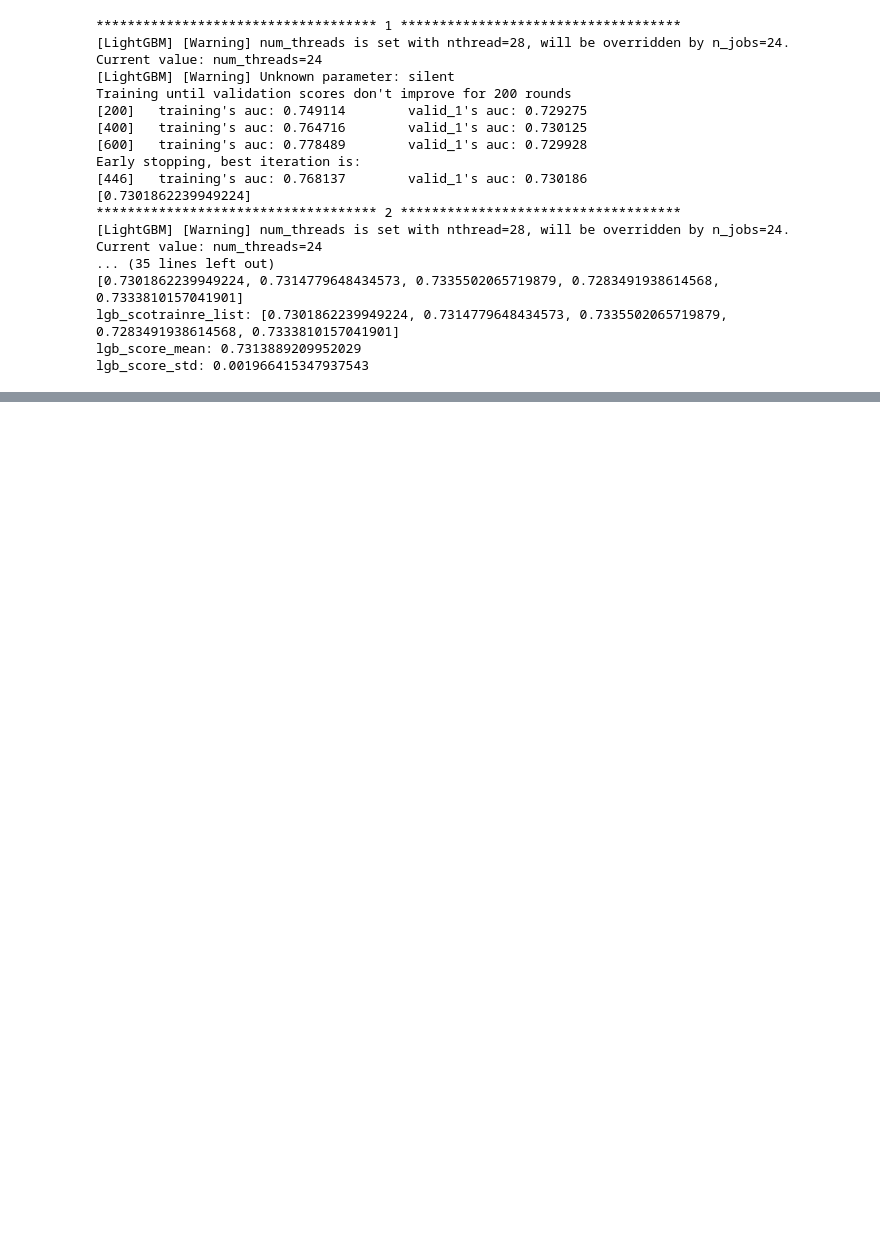
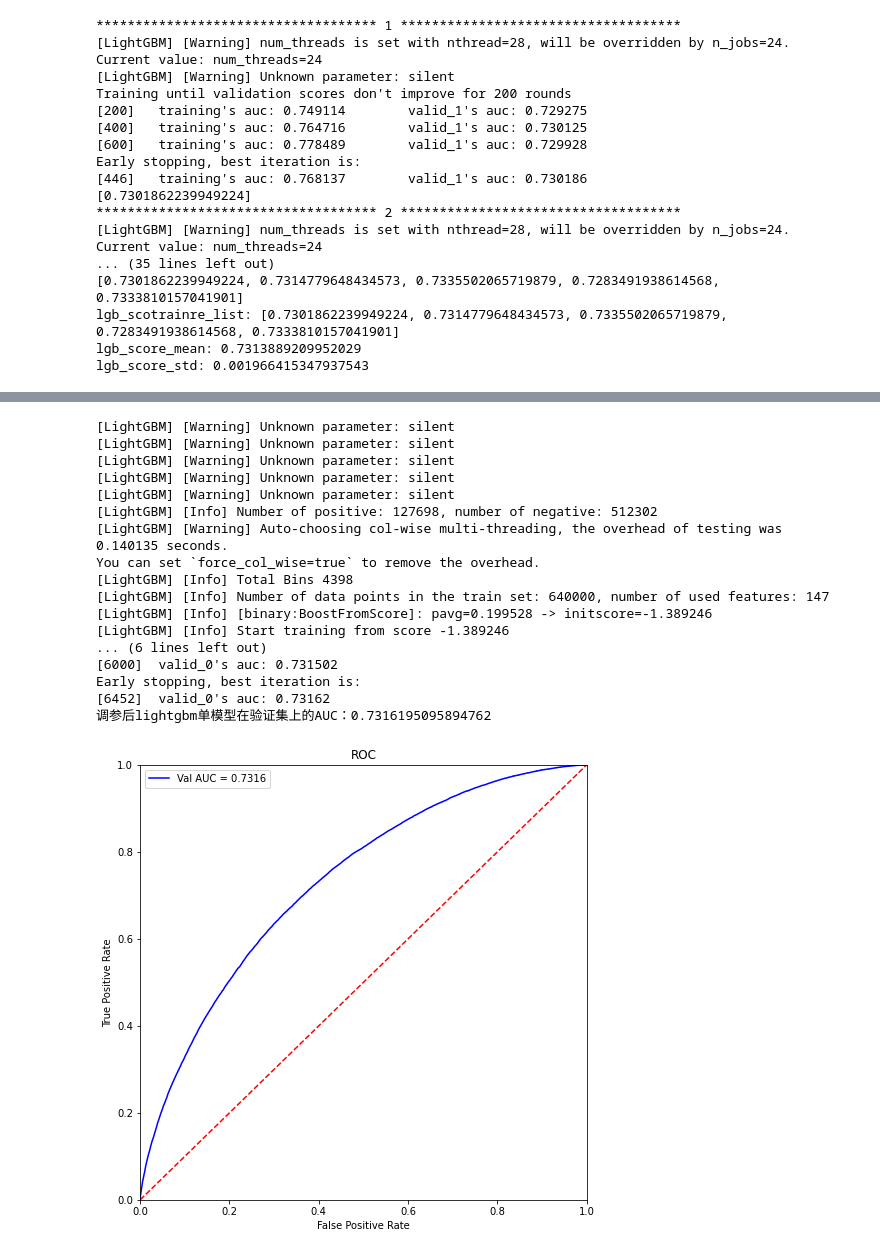
Before and after one commit to starlee1996/risk-management, a Jupyter notebook: Risk Management.ipynb, the cells around one changed output, grey strips where cells are left out. Drawn from its saved outputs; the diff is of its cells as text; code cells hidden in the pictures; blank space fills up the shorter version.

```diff
--- a/Risk Management.ipynb
+++ b/Risk Management.ipynb
@@ -969,0 +1040,5 @@ lgb_score_std: 0.001966415347937543
+# %%
+# 5-fold CV
+folds = 5
+seed = 2020
+kf = KFold(n_splits=folds, shuffle=True, random_state=seed)
@@ -969,0 +1504,62 @@ lgb_score_std: 0.001966415347937543
+# %%
+""""""
+base_params_lgb = {
+                    'boosting_type': 'gbdt',
+                    'objective': 'binary',
+                    'metric': 'auc',
+                    'learning_rate': 0.01,
+                    'num_leaves': 21,
+                    'max_depth': 19,
+                    'min_data_in_leaf': 76,
+                    'min_child_weight':7.22,
+                    'bagging_fraction': 0.95,
+                    'feature_fraction': 0.80,
+                    'bagging_freq': 25,
+                    'reg_lambda': 3,
+                    'reg_alpha': 8,
+                    'min_split_gain': 0.44,
+                    'nthread': 8,
+                    'seed': 2020,
+                    'silent': True,
+}
+
+"""使用训练集数据进行模型训练"""
+final_model_lgb = lgb.train(base_params_lgb, train_set=train_matrix, valid_sets=valid_matrix, num_boost_round=13000, verbose_eval=1000, early_stopping_rounds=200)
+
+"""预测并计算roc的相关指标"""
+val_pre_lgb = final_model_lgb.predict(x_val)
+fpr, tpr, threshold = metrics.roc_curve(y_val, val_pre_lgb)
+roc_auc = metrics.auc(fpr, tpr)
+print('调参后lightgbm单模型在验证集上的AUC：{}'.format(roc_auc))
+"""画出roc曲线图"""
+plt.figure(figsize=(8, 8))
+plt.title('Validation ROC')
+plt.plot(fpr, tpr, 'b', label = 'Val AUC = %0.4f' % roc_auc)
+plt.ylim(0,1)
+plt.xlim(0,1)
+plt.legend(loc='best')
+plt.title('ROC')
+plt.ylabel('True Positive Rate')
+plt.xlabel('False Positive Rate')
+# 画出对角线
+plt.plot([0,1],[0,1],'r--')
+plt.show()
+# %% [output]
+[LightGBM] [Warning] Unknown parameter: silent
+[LightGBM] [Warning] Unknown parameter: silent
+[LightGBM] [Warning] Unknown parameter: silent
+[LightGBM] [Warning] Unknown parameter: silent
+[LightGBM] [Warning] Unknown parameter: silent
+[LightGBM] [Info] Number of positive: 127698, number of negative: 512302
+[LightGBM] [Warning] Auto-choosing col-wise multi-threading, the overhead of testing was 0.140135 seconds.
+You can set `force_col_wise=true` to remove the overhead.
+[LightGBM] [Info] Total Bins 4398
+[LightGBM] [Info] Number of data points in the train set: 640000, number of used features: 147
+[LightGBM] [Info] [binary:BoostFromScore]: pavg=0.199528 -> initscore=-1.389246
+[LightGBM] [Info] Start training from score -1.389246
+... (6 lines left out)
+[6000]  valid_0's auc: 0.731502
+Early stopping, best iteration is:
+[6452]  valid_0's auc: 0.73162
+调参后lightgbm单模型在验证集上的AUC：0.7316195095894762
+[figure, added]
```
Also changed, not shown: parts of 40 cells of this notebook, 3 other files.
